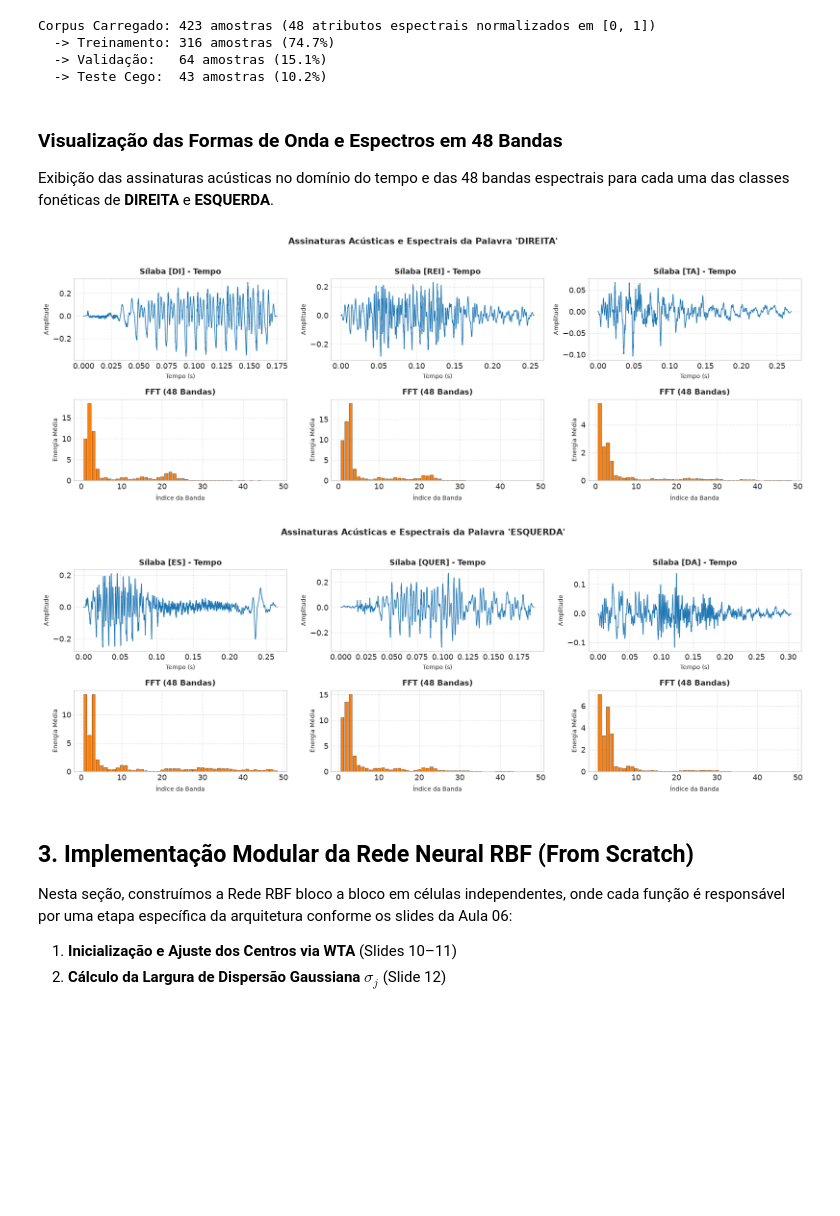
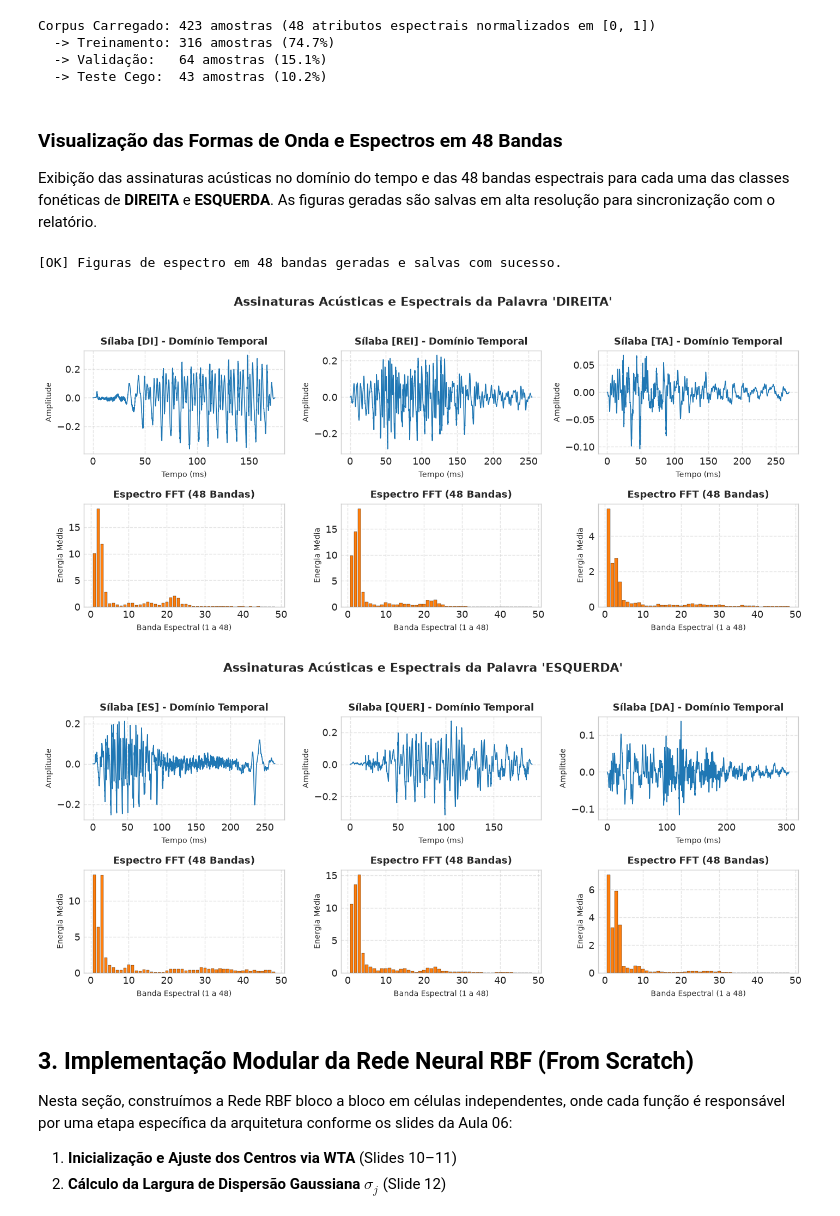
Before and after one commit to RicDM/trabalhos_redes_neurais, a Jupyter notebook: RBF/reconhecimento_fonemas_rbf.ipynb, the cells around one changed output. Drawn from its saved outputs; the diff is of its cells as text; code cells hidden in the pictures; blank space fills up the shorter version.

Commit message:
feat: add support for high-resolution figure saving and output directories

```diff
--- a/RBF/reconhecimento_fonemas_rbf.ipynb
+++ b/RBF/reconhecimento_fonemas_rbf.ipynb
@@ -45,6 +45,17 @@ plt.style.use('seaborn-v0_8-whitegrid' if 'seaborn-v0_8-whitegrid' in plt.style.
 plt.rcParams['font.sans-serif'] = 'DejaVu Sans'
 plt.rcParams['axes.edgecolor'] = '#cccccc'
 plt.rcParams['axes.linewidth'] = 0.8
+
+# Diretórios para persistência das figuras em alta resolução
+FIG_DIRS = ["RBF/figuras", "RBF/relatorio/figuras", "figuras"]
+for d in FIG_DIRS:
+    os.makedirs(d, exist_ok=True)
+
+def salvar_figura(fig, nome_arquivo):
+    """Salva a figura em alta resolução nos diretórios do projeto."""
+    for d in FIG_DIRS:
+        if os.path.exists(d):
+            fig.savefig(os.path.join(d, nome_arquivo), dpi=300, bbox_inches='tight')
 
 # Suporte automático ao Google Colab
 if 'google.colab' in sys.modules:
@@ -133,41 +144,45 @@ Corpus Carregado: 423 amostras (48 atributos espectrais normalizados em [0, 1])
   -> Teste Cego:  43 amostras (10.2%)
 # %% [markdown]
 ### Visualização das Formas de Onda e Espectros em 48 Bandas
-Exibição das assinaturas acústicas no domínio do tempo e das 48 bandas espectrais para cada uma das classes fonéticas de **DIREITA** e **ESQUERDA**.
+Exibição das assinaturas acústicas no domínio do tempo e das 48 bandas espectrais para cada uma das classes fonéticas de **DIREITA** e **ESQUERDA**. As figuras geradas são salvas em alta resolução para sincronização com o relatório.
 # %%
 grupos = [
-    (['DI', 'REI', 'TA'], 'DIREITA'),
-    (['ES', 'QUER', 'DA'], 'ESQUERDA')
+    (['DI', 'REI', 'TA'], 'DIREITA', 'espectro_direita.png'),
+    (['ES', 'QUER', 'DA'], 'ESQUERDA', 'espectro_esquerda.png')
 ]
 
-for classes_grupo, palavra in grupos:
-    fig, axes = plt.subplots(2, 3, figsize=(14, 4.8))
+for classes_grupo, palavra, fname in grupos:
+    fig, axes = plt.subplots(2, 3, figsize=(11, 4.8))
     for col, c in enumerate(classes_grupo):
         arquivo = sorted(glob.glob(f"{DATASET_PATH}/{c}/*.wav"))[0]
         audio, sr = sf.read(arquivo)
-        t = np.linspace(0, len(audio)/sr, len(audio))
+        t_ms = np.linspace(0, len(audio)/sr * 1000, len(audio))
 
         # Sinal temporal
-        axes[0, col].plot(t, audio, color='#1f77b4', lw=0.9)
-        axes[0, col].set_title(f"Sílaba [{c}] - Tempo", fontsize=10, fontweight='bold')
-        axes[0, col].set_xlabel("Tempo (s)", fontsize=8)
+        axes[0, col].plot(t_ms, audio, color='#1f77b4', lw=0.9)
+        axes[0, col].set_title(f"Sílaba [{c}] - Domínio Temporal", fontsize=10, fontweight='bold')
+        axes[0, col].set_xlabel("Tempo (ms)", fontsize=8)
         axes[0, col].set_ylabel("Amplitude", fontsize=8)
         axes[0, col].grid(True, linestyle='--', alpha=0.5)
 
         # Espectro em 48 bandas
         feat = extrair_features_fft(audio, n_bandas=48)
-        axes[1, col].bar(range(1, 49), feat, color='#ff7f0e', edgecolor='black', linewidth=0.3)
-        axes[1, col].set_title(f"FFT (48 Bandas)", fontsize=10, fontweight='bold')
-        axes[1, col].set_xlabel("Índice da Banda", fontsize=8)
+        axes[1, col].bar(range(1, 49), feat, color='#ff7f0e', edgecolor='black', linewidth=0.2)
+        axes[1, col].set_title(f"Espectro FFT (48 Bandas)", fontsize=10, fontweight='bold')
+        axes[1, col].set_xlabel("Banda Espectral (1 a 48)", fontsize=8)
         axes[1, col].set_ylabel("Energia Média", fontsize=8)
         axes[1, col].grid(True, linestyle='--', alpha=0.5)
 
-    plt.suptitle(f"Assinaturas Acústicas e Espectrais da Palavra '{palavra}'", fontsize=11, fontweight='bold', y=1.02)
+    plt.suptitle(f"Assinaturas Acústicas e Espectrais da Palavra '{palavra}'", fontsize=12, fontweight='bold', y=1.02)
     plt.tight_layout()
+    salvar_figura(fig, fname)
     plt.show()
+
+print("[OK] Figuras de espectro em 48 bandas geradas e salvas com sucesso.")
 # %% [output]
+[OK] Figuras de espectro em 48 bandas geradas e salvas com sucesso.
-[figure, old version]
+[figure, new version]
-[figure, old version]
+[figure, new version]
 # %% [markdown]
 ## 3. Implementação Modular da Rede Neural RBF (From Scratch)
 Nesta seção, construímos a Rede RBF bloco a bloco em células independentes, onde cada função é responsável por uma etapa específica da arquitetura conforme os slides da Aula 06:
```
Also changed, not shown: parts of 7 cells of this notebook.
